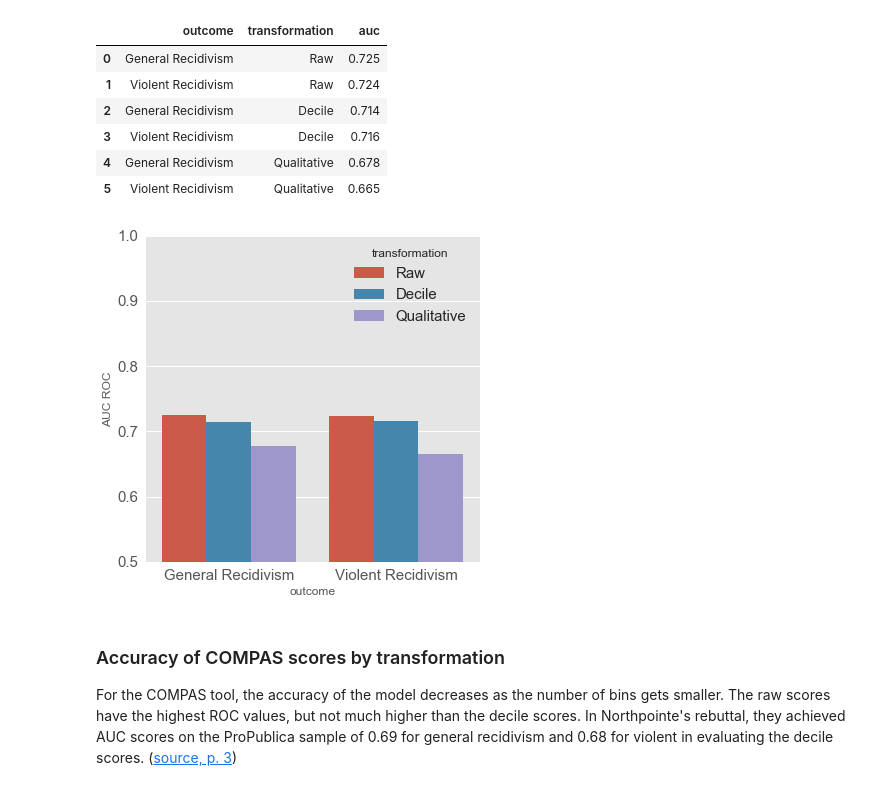
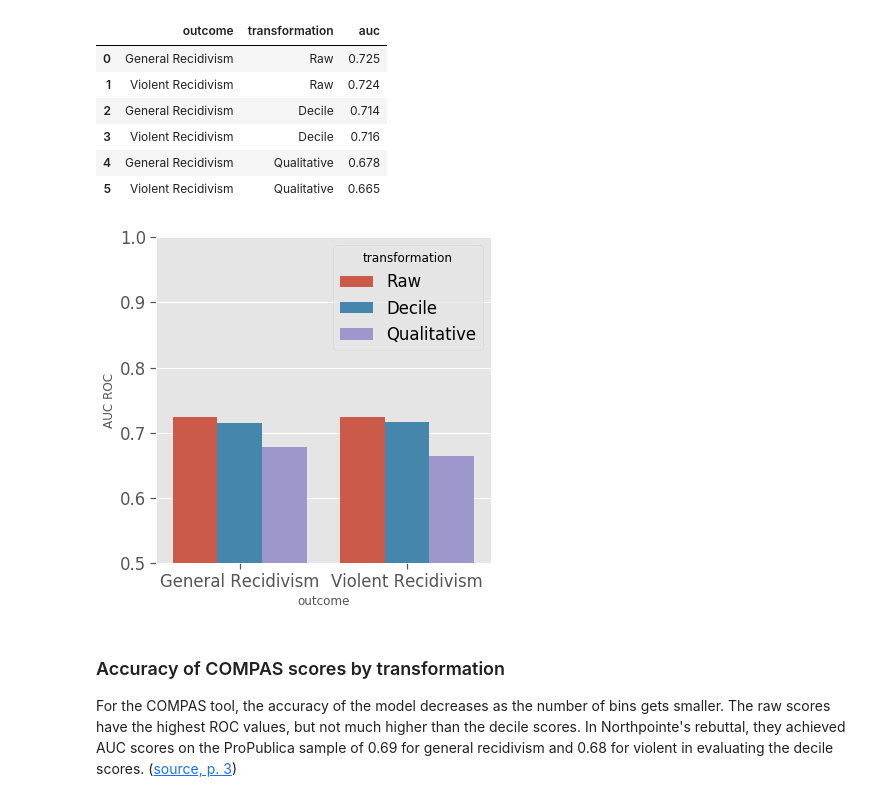
Before and after one commit to pmbaumgartner/binder-notebooks, a Jupyter notebook: output-transformations-roc-impact.ipynb, the cells around one changed output. Cells and saved outputs as stored; diff of their text form; code cells hidden in the pictures.

```diff
--- a/output-transformations-roc-impact.ipynb
+++ b/output-transformations-roc-impact.ipynb
@@ -94,10 +127,16 @@ def read_compas_raw(csv_url):
 
     return d_recid, d_viol
 # %%
-recid_raw, viol_raw = read_compas_raw('https://raw.githubusercontent.com/propublica/compas-analysis/master/compas-scores-raw.csv')
+recid_raw, viol_raw = read_compas_raw(
+    "https://raw.githubusercontent.com/propublica/compas-analysis/master/compas-scores-raw.csv"
+)
 # %%
-complete_scores = pd.merge(compas_scores, recid_raw, on=['first', 'last', 'compas_screening_date'], how='left')
-complete_scores = pd.merge(complete_scores, viol_raw, on=['first', 'last', 'compas_screening_date'], how='left')
+complete_scores = pd.merge(
+    compas_scores, recid_raw, on=["first", "last", "compas_screening_date"], how="left"
+)
+complete_scores = pd.merge(
+    complete_scores, viol_raw, on=["first", "last", "compas_screening_date"], how="left"
+)
 # %%
 complete_scores.head()
 # %% [output]
@@ -165,18 +205,22 @@ Now that the data is merged, we'll calculate the AUC ROC value for each transfor
 def calculate_roc(outcome, score, transformation_name, outcome_name):
     results = complete_scores[complete_scores[outcome].notnull()]
     auc = roc_auc_score(results[outcome], results[score])
-    results = {'transformation' : transformation_name,
-               'outcome' : outcome_name,
-               'auc' : auc}
+    results = {
+        "transformation": transformation_name,
+        "outcome": outcome_name,
+        "auc": auc,
+    }
     return results
 # %%
 roc_data = [
-    calculate_roc('is_recid', 'r_raw_score', 'Raw', 'General Recidivism'),
-    calculate_roc('is_violent_recid', 'v_raw_score', 'Raw', 'Violent Recidivism'),
-    calculate_roc('is_recid', 'decile_score', 'Decile', 'General Recidivism'),
-    calculate_roc('is_violent_recid', 'v_decile_score', 'Decile', 'Violent Recidivism'),
-    calculate_roc('is_recid', 'score_text', 'Qualitative', 'General Recidivism'),
-    calculate_roc('is_violent_recid', 'v_score_text', 'Qualitative', 'Violent Recidivism'),
-    ]
+    calculate_roc("is_recid", "r_raw_score", "Raw", "General Recidivism"),
+    calculate_roc("is_violent_recid", "v_raw_score", "Raw", "Violent Recidivism"),
+    calculate_roc("is_recid", "decile_score", "Decile", "General Recidivism"),
+    calculate_roc("is_violent_recid", "v_decile_score", "Decile", "Violent Recidivism"),
+    calculate_roc("is_recid", "score_text", "Qualitative", "General Recidivism"),
+    calculate_roc(
+        "is_violent_recid", "v_score_text", "Qualitative", "Violent Recidivism"
+    ),
+]
 # %%
 roc_df = pd.DataFrame(roc_data)
@@ -190,12 +234,12 @@ roc_df[['outcome', 'transformation', 'auc']].round(3)
 | 4 | General Recidivism | Qualitative | 0.678 |
 | 5 | Violent Recidivism | Qualitative | 0.665 |
 # %%
-sns.plt.figure(figsize=(6,6));
-sns.barplot(y='auc', x='outcome', data=roc_df, hue='transformation')
-sns.plt.ylim((0.5, 1))
-sns.plt.ylabel('AUC ROC');
+fig, ax = plt.subplots(figsize=(6, 6))
+sns.barplot(y="auc", x="outcome", data=roc_df, hue="transformation", ax=ax)
+ax.set_ylim((0.5, 1))
+ax.set_ylabel("AUC ROC");
 # %% [output]
-[figure, old version]
+[figure, new version]
 # %% [markdown]
 ### Accuracy of COMPAS scores by transformation
 For the COMPAS tool, the accuracy of the model decreases as the number of bins gets smaller. The raw scores have the highest ROC values, but not much higher than the decile scores. In Northpointe's rebuttal, they achieved AUC scores on the ProPublica sample of 0.69 for general recidivism and 0.68 for violent in evaluating the decile scores. ([source, p. 3](http://go.volarisgroup.com/rs/430-MBX-989/images/ProPublica_Commentary_Final_070616.pdf))
```
Also changed, not shown: parts of 16 cells of this notebook, 2 other files.
